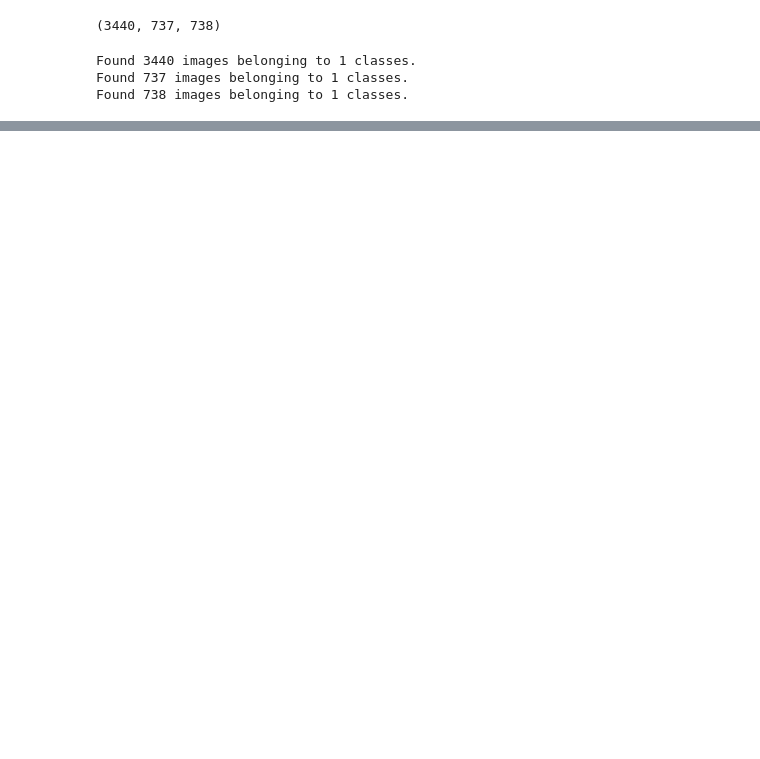
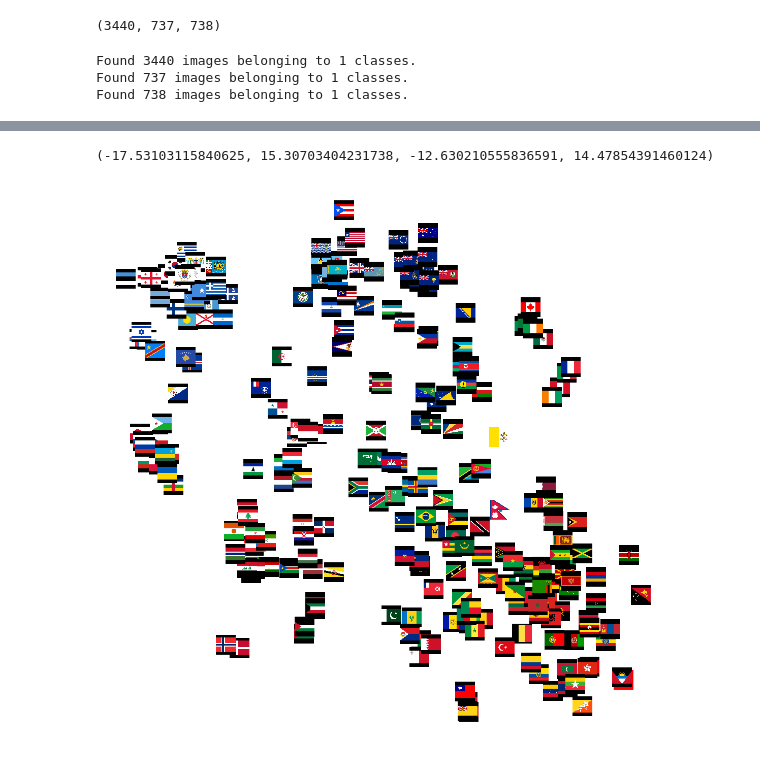
Before and after one commit to ivanlen/latent_flag, a Jupyter notebook: autoencoder_test.ipynb, the cells around one changed output, grey strips where cells are left out. Drawn from its saved outputs; the diff is of its cells as text; code cells hidden in the pictures; blank space fills up the shorter version.

```diff
--- a/autoencoder_test.ipynb
+++ b/autoencoder_test.ipynb
@@ -196,0 +241,39 @@ for tr_im, pr_im in zip(test_images_set, pred):
+# %%
+latent_model = Model(input_img, encoded)
+# %%
+latent_path = './data/FlagsMashupBot/reals_square_png/'
+latent_files = [f for f in os.listdir(latent_path) if f.endswith('.png')]
+# %%
+latent_flags = pd.DataFrame()
+for f in latent_files:
+    test_im = Image.open(latent_path + f).convert('RGB')
+    test_im = test_im.resize((IMG_HEIGHT, IMG_WIDTH))
+    test_ar = np.asarray(test_im) / 255
+    test_ar_exp = np.expand_dims(test_ar,0)
+
+    latent_pred = latent_model.predict(test_ar_exp)
+    code = f.split('.')[0].upper()
+    country_info = info[info.alpha3Code == code].iloc[0]
+    one = {
+        'code': code,
+        'name': country_info.name,
+        'file': f,
+        '3d_latent': np.squeeze(latent_pred[0, :, :, :]),
+        '1d_latent': np.ravel(np.squeeze(latent_pred[0, :, :, :])),
+        '3d_real': test_ar}
+    country_df = pd.DataFrame([one], index = [0])
+    latent_flags = latent_flags.append(country_df, ignore_index=True)
+# %%
+latent_tsne = sklearn.manifold.TSNE(n_components=2).fit_transform(np.vstack(latent_flags['1d_latent'].values))
+# %%
+plt.figure(figsize=(20, 20))
+ax = plt.subplot(1,1,1)
+plt.scatter(latent_tsne[:, 0], latent_tsne[:, 1])
+for x0, y0, file in zip(latent_tsne[:, 0], latent_tsne[:, 1], latent_files):
+    path = latent_path + file
+    ab = AnnotationBbox(getImage(path), (x0, y0), frameon=False)
+    ax.add_artist(ab)
+plt.axis('off')
+# %% [output]
+(-17.53103115840625, 15.30703404231738, -12.630210555836591, 14.47854391460124)
+[figure, added]
```
Also changed, not shown: parts of 31 cells of this notebook, 1 other file.
